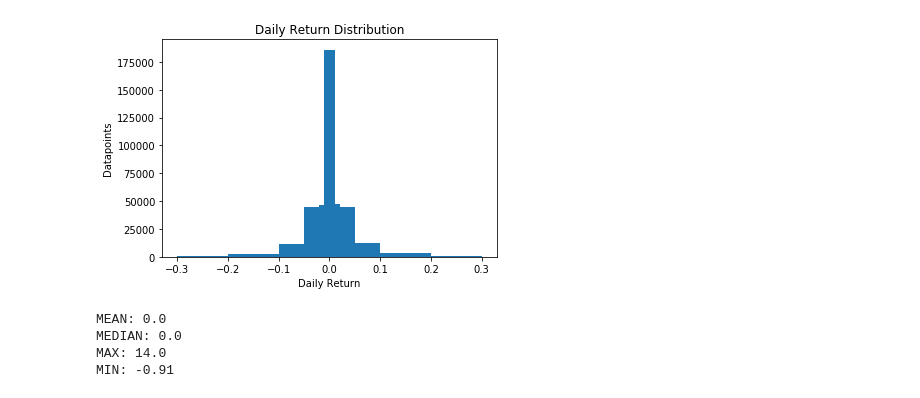
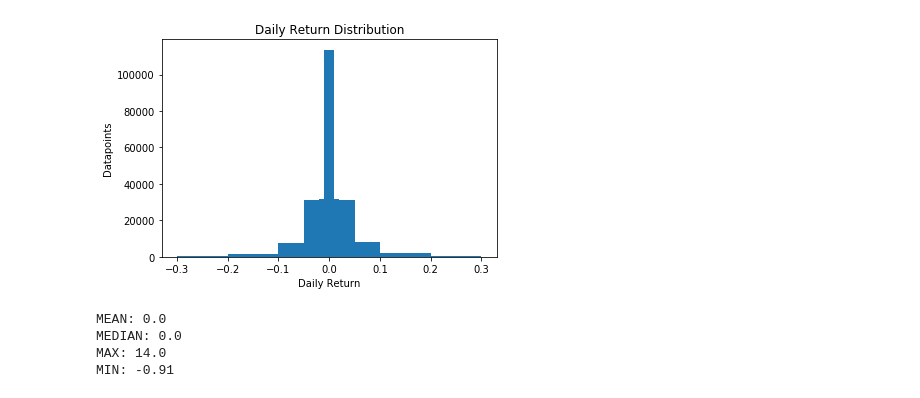
Before and after one commit to jakobap/Technicals-CNN, a Jupyter notebook: TechnicalIndicatorsImplementation_CONS.ipynb, the cells around one changed output. Drawn from its saved outputs; the diff is of its cells as text; code cells hidden in the pictures.

```diff
--- a/TechnicalIndicatorsImplementation_CONS.ipynb
+++ b/TechnicalIndicatorsImplementation_CONS.ipynb
@@ -305,7 +303,7 @@ def pvt(data, signal_len = 14):
     data.drop(['momentum'], axis = 1, inplace = True)
     return data
 
-#price_data = pvt(price_data)
+price_data = pvt(price_data)
 # %%
 #### Acceleration Bands ####
 def abands(df, window = 20, high='High', low='Low'):
@@ -528,8 +525,9 @@ price_data.drop(['rsi_signal', 'aroon_sig', 'abbands_sig',
                  'money_flow_index', 'MIN_Volume', 'MAX_Volume'], inplace=True, axis=1)
 
 price_data['return'] = price_data['Close'].pct_change() #compute daily returns from prices (target)
+price_data['return_pred'] = price_data['return'].shift(-1) #shift return UP in order to label hist data with next day
 price_data.dropna(axis=0, inplace=True) #drop rows with NAs
-#price_data.drop('Close', axis=1, inplace=True) # drop raw price development
+price_data.drop('Close', axis=1, inplace=True) # drop raw price development
 # %%
 '''
 The rolling computation of the returns leads to falsely coputed returns as the rolling calculation runs across
@@ -540,7 +538,7 @@ price_data_updated = pd.DataFrame(columns = price_data.columns)
 
 for s in file_list: # iterate all files that have been incorporated in the dataset
     copy = price_data[price_data['security_name']==s] #extract each company from the whole population
-    copy = copy.iloc[1:, :] #drop the first row of each company (since return falsely computed in these)
+    copy = copy.iloc[1:-1, :] #drop the first and last row of each company (since return falsely computed in these due to rolling return computaion & shift UP for prediction)
     price_data_updated = pd.concat([price_data_updated, copy]) #input cleaned set into the clean copy
 
 price_data_updated.drop('security_name', axis=1, inplace=True)
@@ -550,7 +548,7 @@ price_data = price_data_updated
 from sklearn.preprocessing import MinMaxScaler, OneHotEncoder
 
 mm_scaler = MinMaxScaler(feature_range=(0, 1))
-for col in price_data.columns[:-1]:
+for col in price_data.columns[:-2]:
     price_data[col] = mm_scaler.fit_transform(price_data[col].values.reshape(-1, 1))
 # %%
 #### Export to CSV ####
@@ -558,13 +556,13 @@ price_data.to_csv('/Users/jakob/OneDrive - Universitat Ramón Llull/TechLabsPro
 # %%
 ####-------------------- Dataset Exploratory Analysis ------------------------------------####
 # %%
-plt.hist(price_data_copy['return'], [-.3, -.2, -.1, -.05, -.02, -.01, .01,.02, .05, .1, .2, .3])
+plt.hist(price_data['return'], [-.3, -.2, -.1, -.05, -.02, -.01, .01,.02, .05, .1, .2, .3])
 plt.title('Daily Return Distribution')
 plt.xlabel('Daily Return')
 plt.ylabel('Datapoints')
 plt.show()
 # %% [output]
-[figure, old version]
+[figure, new version]
 # %%
 mean = price_data['return'].mean()
 median = price_data['return'].median()
```
Also changed, not shown: parts of 8 cells of this notebook, 2 other files.
